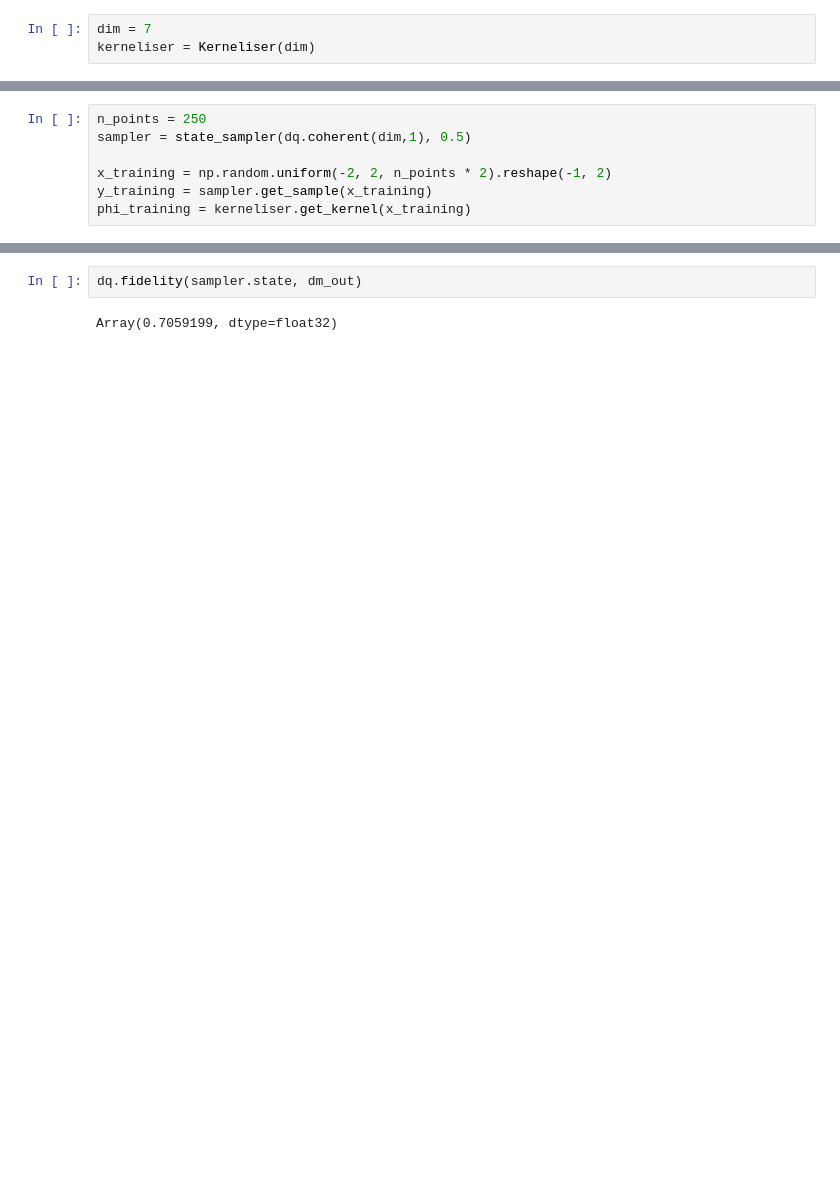
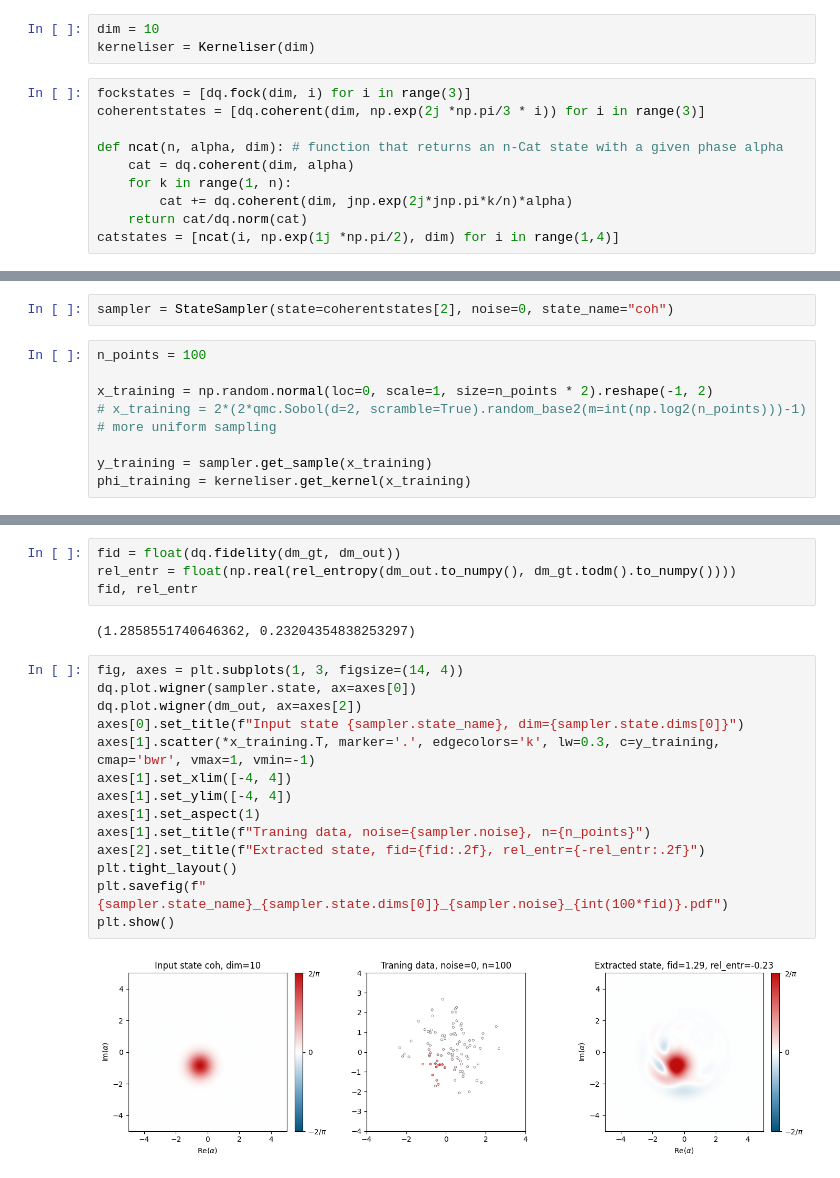
Before and after one commit to Jan5113/QHack25, a Jupyter notebook: Jan/linalg_saves_our_ass.ipynb, the cells around one changed output, grey strips where cells are left out. Drawn from its saved outputs; the diff is of its cells as text; blank space fills up the shorter version.

```diff
--- a/Jan/linalg_saves_our_ass.ipynb
+++ b/Jan/linalg_saves_our_ass.ipynb
@@ -55,3 +65,13 @@ class Kerneliser:
 # %%
-dim = 7
+dim = 10
 kerneliser = Kerneliser(dim)
+# %%
+fockstates = [dq.fock(dim, i) for i in range(3)]
+coherentstates = [dq.coherent(dim, np.exp(2j *np.pi/3 * i)) for i in range(3)]
+
+def ncat(n, alpha, dim): # function that returns an n-Cat state with a given phase alpha
+    cat = dq.coherent(dim, alpha)
+    for k in range(1, n):
+        cat += dq.coherent(dim, jnp.exp(2j*jnp.pi*k/n)*alpha)
+    return cat/dq.norm(cat)
+catstates = [ncat(i, np.exp(1j *np.pi/2), dim) for i in range(1,4)]
@@ -58,8 +86,11 @@ kerneliser = Kerneliser(dim)
+# %%
+sampler = StateSampler(state=coherentstates[2], noise=0, state_name="coh")
 # %%
-n_points = 250
-sampler = state_sampler(dq.coherent(dim,1), 0.5)
+n_points = 100
 
-x_training = np.random.uniform(-2, 2, n_points * 2).reshape(-1, 2)
+x_training = np.random.normal(loc=0, scale=1, size=n_points * 2).reshape(-1, 2)
+# x_training = 2*(2*qmc.Sobol(d=2, scramble=True).random_base2(m=int(np.log2(n_points)))-1) # more uniform sampling
+
 y_training = sampler.get_sample(x_training)
 phi_training = kerneliser.get_kernel(x_training)
 # %%
@@ -72,4 +106,22 @@ Array(1.0000001, dtype=float32)
 # %%
-dq.fidelity(sampler.state, dm_out)
+fid = float(dq.fidelity(dm_gt, dm_out))
+rel_entr = float(np.real(rel_entropy(dm_out.to_numpy(), dm_gt.todm().to_numpy())))
+fid, rel_entr
 # %% [output]
-Array(0.7059199, dtype=float32)
+(1.2858551740646362, 0.23204354838253297)
+# %%
+fig, axes = plt.subplots(1, 3, figsize=(14, 4))
+dq.plot.wigner(sampler.state, ax=axes[0])
+dq.plot.wigner(dm_out, ax=axes[2])
+axes[0].set_title(f"Input state {sampler.state_name}, dim={sampler.state.dims[0]}")
+axes[1].scatter(*x_training.T, marker='.', edgecolors='k', lw=0.3, c=y_training, cmap='bwr', vmax=1, vmin=-1)
+axes[1].set_xlim([-4, 4])
+axes[1].set_ylim([-4, 4])
+axes[1].set_aspect(1)
+axes[1].set_title(f"Traning data, noise={sampler.noise}, n={n_points}")
+axes[2].set_title(f"Extracted state, fid={fid:.2f}, rel_entr={-rel_entr:.2f}")
+plt.tight_layout()
+plt.savefig(f"{sampler.state_name}_{sampler.state.dims[0]}_{sampler.noise}_{int(100*fid)}.pdf")
+plt.show()
+# %% [output]
+[figure, added]
```
Also changed, not shown: parts of 8 cells of this notebook, 16 other files.
